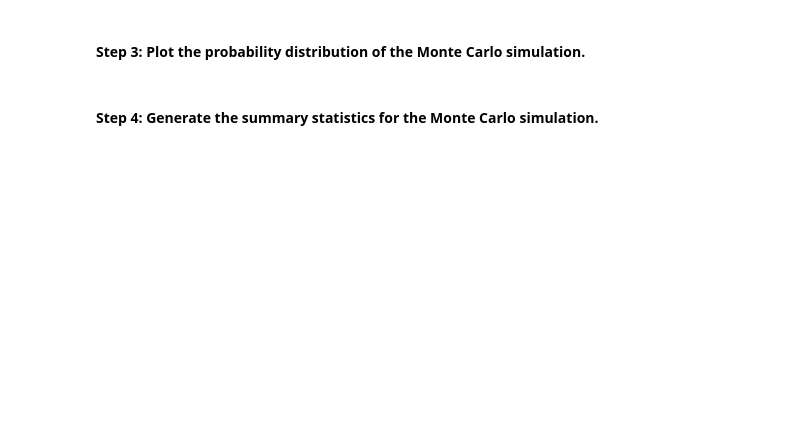
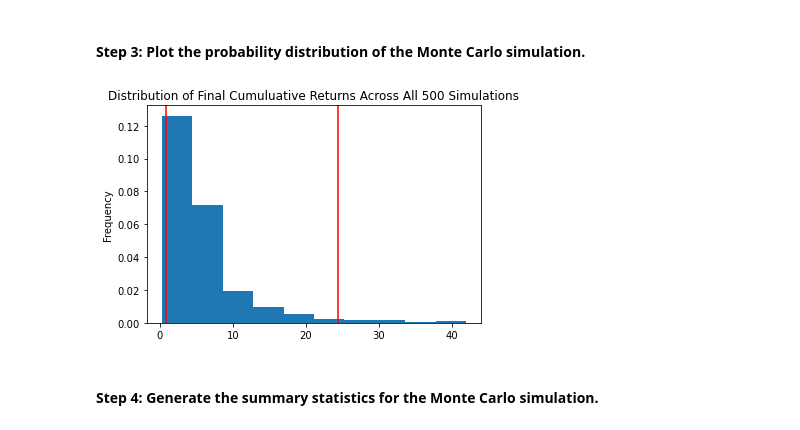
Before and after one commit to qrolston/Financial_planning_tools, a Jupyter notebook: financial_planning_tools.ipynb, the cells around one changed output. Saved outputs shown, nothing was run; the diff lists cells and outputs as text; code cells hidden in the pictures; blank space fills up the shorter version.

```diff
--- a/financial_planning_tools.ipynb
+++ b/financial_planning_tools.ipynb
@@ -471,7 +534,9 @@ In this section, you’ll use the MCForecastTools library to create a Monte Carl
 # %%
 # Visualize the probability distribution of the 30-year Monte Carlo simulation
 # by plotting a histogram
-# YOUR CODE HERE
+MC_sim_dist_plot = MC_thirtyyear.plot_distribution()
+# %% [output]
+[figure, added]
 # %% [markdown]
 #### Step 4: Generate the summary statistics for the Monte Carlo simulation.
 # %%
```
Also changed, not shown: parts of 19 cells of this notebook.
